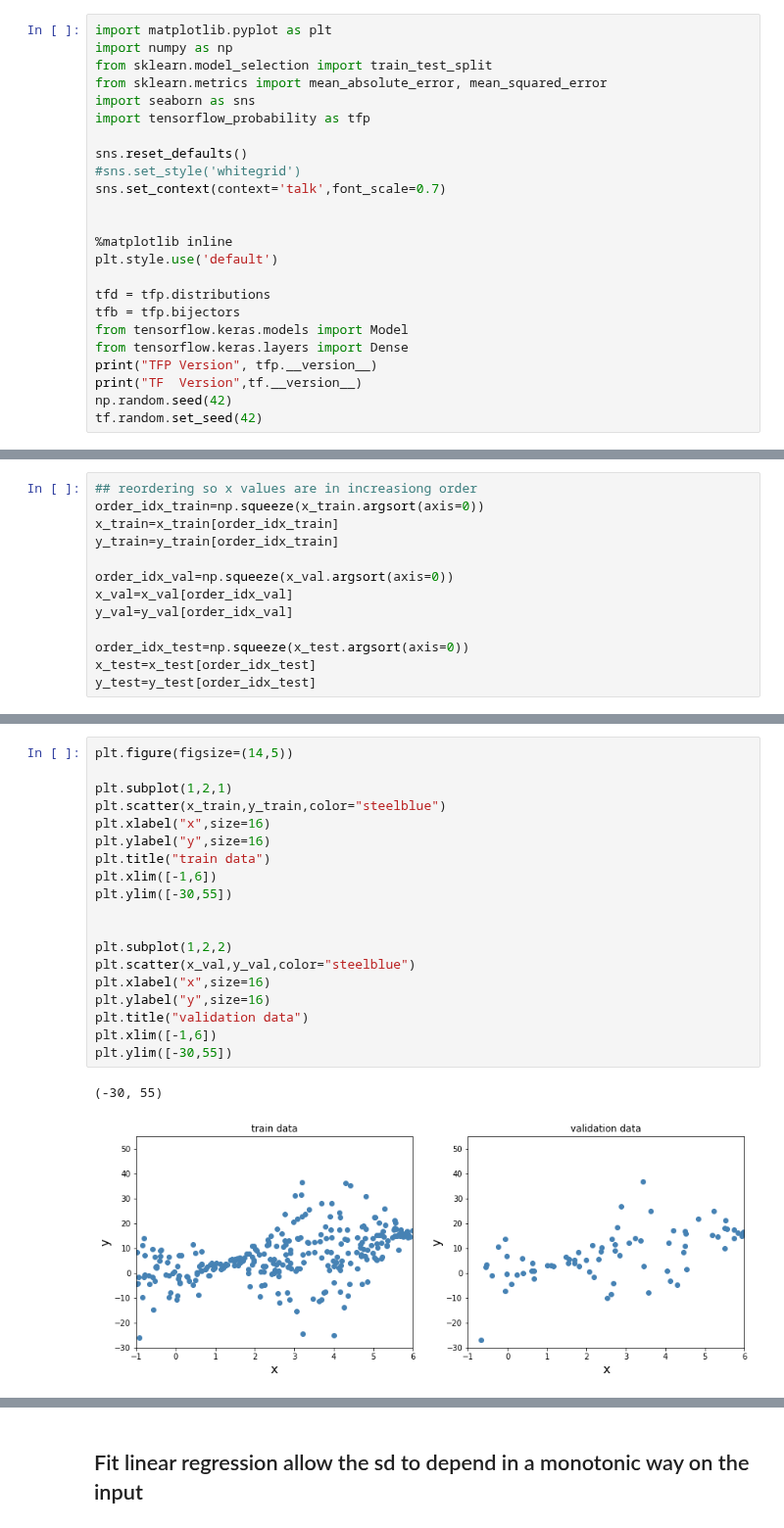
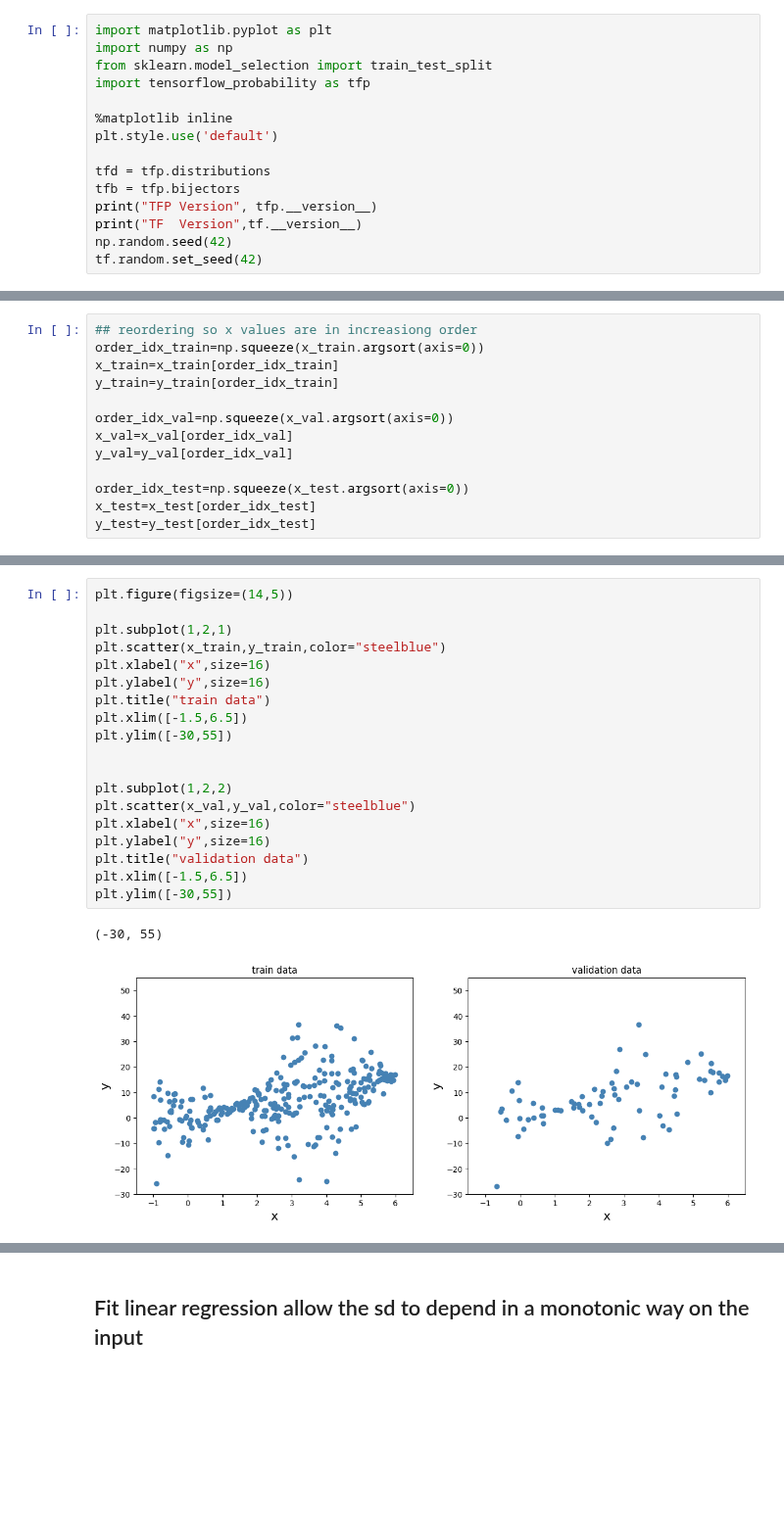
Before and after one commit to tensorchiefs/dl_book, a Jupyter notebook: chapter_05/fish_data_for_chapter_5.ipynb, the cells around one changed output, grey strips where cells are left out. Shown at 98% size. Drawn from its saved outputs; the diff is of its cells as text; blank space fills up the shorter version.

```diff
--- a/chapter_05/fish_data_for_chapter_5.ipynb
+++ b/chapter_05/fish_data_for_chapter_5.ipynb
@@ -32,22 +34,13 @@ Tensorflow version:  2.0.0-alpha0  running in colab?:  False
 import matplotlib.pyplot as plt
 import numpy as np
 from sklearn.model_selection import train_test_split
-from sklearn.metrics import mean_absolute_error, mean_squared_error
-import seaborn as sns
 import tensorflow_probability as tfp
-
-sns.reset_defaults()
-#sns.set_style('whitegrid')
-sns.set_context(context='talk',font_scale=0.7)
-
 
 %matplotlib inline
 plt.style.use('default')
 
 tfd = tfp.distributions
 tfb = tfp.bijectors
-from tensorflow.keras.models import Model
-from tensorflow.keras.layers import Dense
 print("TFP Version", tfp.__version__)
 print("TF  Version",tf.__version__)
 np.random.seed(42)
@@ -160,23 +151,23 @@ Let's plot the training and validation data. It really looks a bit like a fish.
 # %%
 plt.figure(figsize=(14,5))
 
 plt.subplot(1,2,1)
 plt.scatter(x_train,y_train,color="steelblue")
 plt.xlabel("x",size=16)
 plt.ylabel("y",size=16)
 plt.title("train data")
-plt.xlim([-1,6])
+plt.xlim([-1.5,6.5])
 plt.ylim([-30,55])
 
 
 plt.subplot(1,2,2)
 plt.scatter(x_val,y_val,color="steelblue")
 plt.xlabel("x",size=16)
 plt.ylabel("y",size=16)
 plt.title("validation data")
-plt.xlim([-1,6])
+plt.xlim([-1.5,6.5])
 plt.ylim([-30,55])
 # %% [output]
 (-30, 55)
-[figure, old version]
+[figure, new version]
 # %% [markdown]
```
Also changed, not shown: parts of 75 cells of this notebook.
